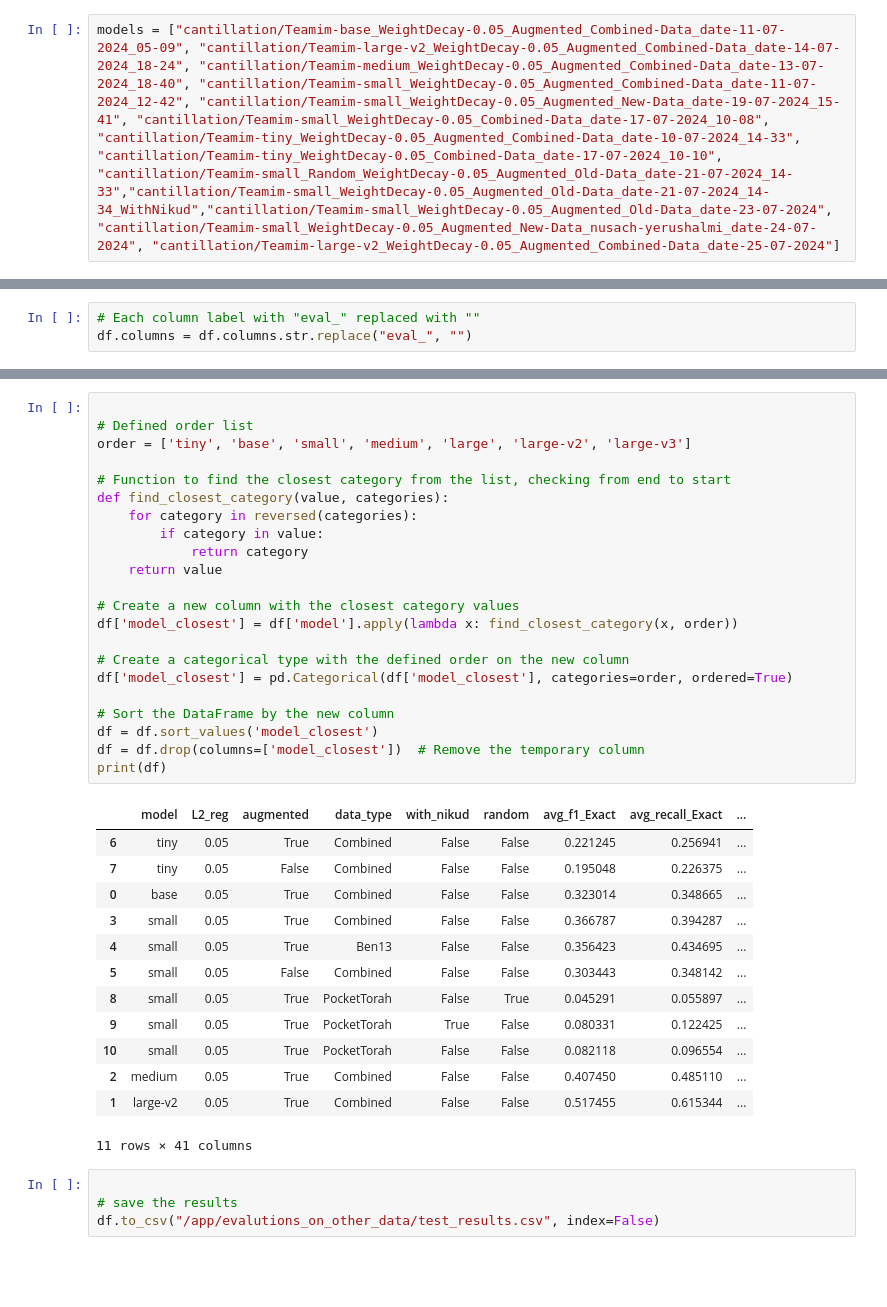
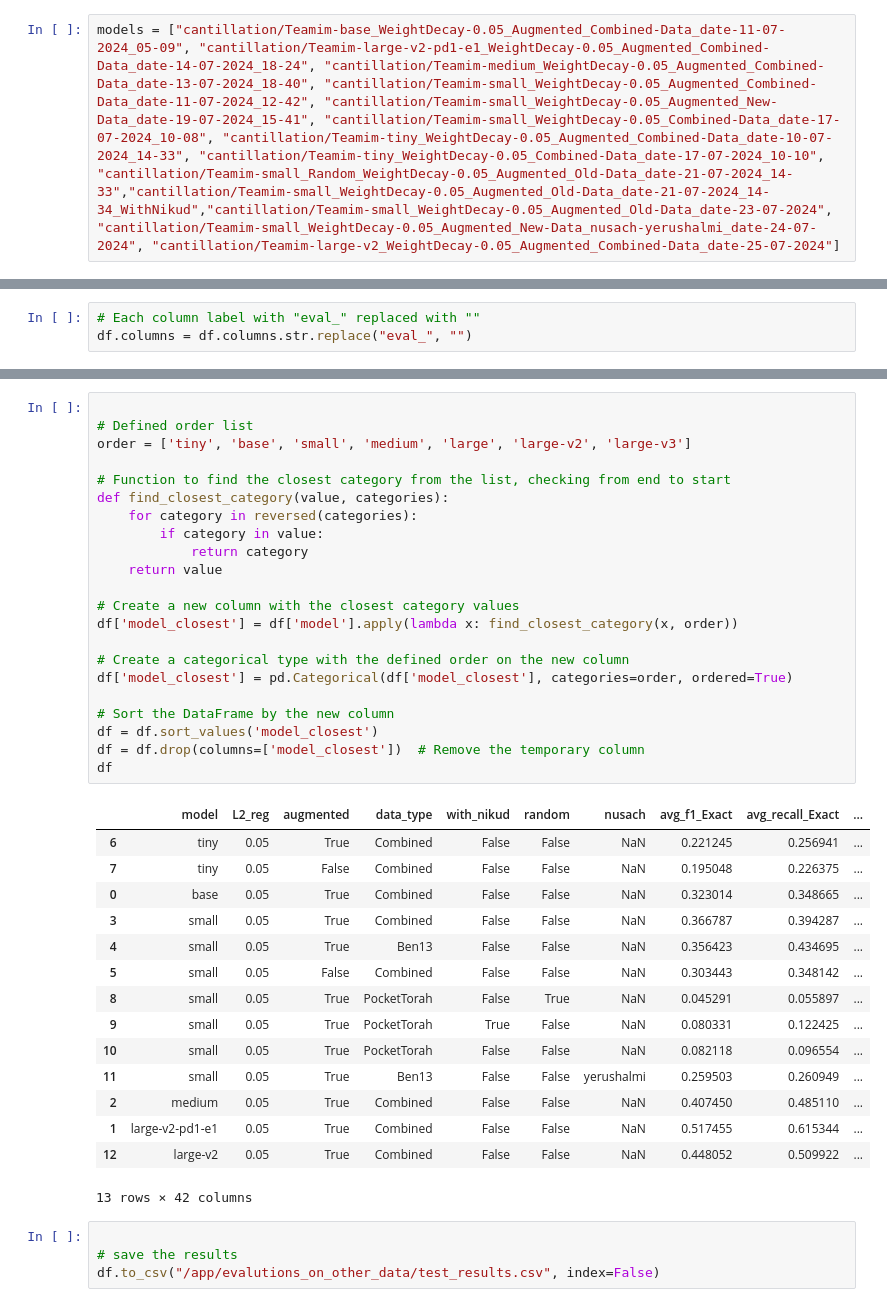
Before and after one commit to staviv/cantillation, a Jupyter notebook: test.ipynb, the cells around one changed output, grey strips where cells are left out. Cells and saved outputs as stored; diff of their text form; blank space fills up the shorter version.

```diff
--- a/test.ipynb
+++ b/test.ipynb
@@ -199,7 +199,7 @@ def compute_metrics(pred):
 # %% [markdown]
 # Test the model
 # %%
-models = ["cantillation/Teamim-base_WeightDecay-0.05_Augmented_Combined-Data_date-11-07-2024_05-09", "cantillation/Teamim-large-v2_WeightDecay-0.05_Augmented_Combined-Data_date-14-07-2024_18-24", "cantillation/Teamim-medium_WeightDecay-0.05_Augmented_Combined-Data_date-13-07-2024_18-40", "cantillation/Teamim-small_WeightDecay-0.05_Augmented_Combined-Data_date-11-07-2024_12-42", "cantillation/Teamim-small_WeightDecay-0.05_Augmented_New-Data_date-19-07-2024_15-41", "cantillation/Teamim-small_WeightDecay-0.05_Combined-Data_date-17-07-2024_10-08", "cantillation/Teamim-tiny_WeightDecay-0.05_Augmented_Combined-Data_date-10-07-2024_14-33", "cantillation/Teamim-tiny_WeightDecay-0.05_Combined-Data_date-17-07-2024_10-10", "cantillation/Teamim-small_Random_WeightDecay-0.05_Augmented_Old-Data_date-21-07-2024_14-33","cantillation/Teamim-small_WeightDecay-0.05_Augmented_Old-Data_date-21-07-2024_14-34_WithNikud","cantillation/Teamim-small_WeightDecay-0.05_Augmented_Old-Data_date-23-07-2024", "cantillation/Teamim-small_WeightDecay-0.05_Augmented_New-Data_nusach-yerushalmi_date-24-07-2024", "cantillation/Teamim-large-v2_WeightDecay-0.05_Augmented_Combined-Data_date-25-07-2024"]
+models = ["cantillation/Teamim-base_WeightDecay-0.05_Augmented_Combined-Data_date-11-07-2024_05-09", "cantillation/Teamim-large-v2-pd1-e1_WeightDecay-0.05_Augmented_Combined-Data_date-14-07-2024_18-24", "cantillation/Teamim-medium_WeightDecay-0.05_Augmented_Combined-Data_date-13-07-2024_18-40", "cantillation/Teamim-small_WeightDecay-0.05_Augmented_Combined-Data_date-11-07-2024_12-42", "cantillation/Teamim-small_WeightDecay-0.05_Augmented_New-Data_date-19-07-2024_15-41", "cantillation/Teamim-small_WeightDecay-0.05_Combined-Data_date-17-07-2024_10-08", "cantillation/Teamim-tiny_WeightDecay-0.05_Augmented_Combined-Data_date-10-07-2024_14-33", "cantillation/Teamim-tiny_WeightDecay-0.05_Combined-Data_date-17-07-2024_10-10", "cantillation/Teamim-small_Random_WeightDecay-0.05_Augmented_Old-Data_date-21-07-2024_14-33","cantillation/Teamim-small_WeightDecay-0.05_Augmented_Old-Data_date-21-07-2024_14-34_WithNikud","cantillation/Teamim-small_WeightDecay-0.05_Augmented_Old-Data_date-23-07-2024", "cantillation/Teamim-small_WeightDecay-0.05_Augmented_New-Data_nusach-yerushalmi_date-24-07-2024", "cantillation/Teamim-large-v2_WeightDecay-0.05_Augmented_Combined-Data_date-25-07-2024"]
 # %%
 # Our dataset class needs the processor to check if the length of the audio or the text is too long
 # We use the processor that we updated with teamim
@@ -374,39 +394,41 @@ df = pd.concat([model_info, df], axis=1)
 # %%
 
 # Defined order list
 order = ['tiny', 'base', 'small', 'medium', 'large', 'large-v2', 'large-v3']
 
 # Function to find the closest category from the list, checking from end to start
 def find_closest_category(value, categories):
     for category in reversed(categories):
         if category in value:
             return category
     return value
 
 # Create a new column with the closest category values
 df['model_closest'] = df['model'].apply(lambda x: find_closest_category(x, order))
 
 # Create a categorical type with the defined order on the new column
 df['model_closest'] = pd.Categorical(df['model_closest'], categories=order, ordered=True)
 
 # Sort the DataFrame by the new column
 df = df.sort_values('model_closest')
 df = df.drop(columns=['model_closest'])  # Remove the temporary column
-print(df)
+df
 # %% [output]
-|  | model | L2_reg | augmented | data_type | with_nikud | random | avg_f1_Exact | avg_recall_Exact | ... |
-| 6 | tiny | 0.05 | True | Combined | False | False | 0.221245 | 0.256941 | ... |
-| 7 | tiny | 0.05 | False | Combined | False | False | 0.195048 | 0.226375 | ... |
-| 0 | base | 0.05 | True | Combined | False | False | 0.323014 | 0.348665 | ... |
-| 3 | small | 0.05 | True | Combined | False | False | 0.366787 | 0.394287 | ... |
-| 4 | small | 0.05 | True | Ben13 | False | False | 0.356423 | 0.434695 | ... |
-| 5 | small | 0.05 | False | Combined | False | False | 0.303443 | 0.348142 | ... |
-| 8 | small | 0.05 | True | PocketTorah | False | True | 0.045291 | 0.055897 | ... |
-| 9 | small | 0.05 | True | PocketTorah | True | False | 0.080331 | 0.122425 | ... |
-| 10 | small | 0.05 | True | PocketTorah | False | False | 0.082118 | 0.096554 | ... |
-| 2 | medium | 0.05 | True | Combined | False | False | 0.407450 | 0.485110 | ... |
-| 1 | large-v2 | 0.05 | True | Combined | False | False | 0.517455 | 0.615344 | ... |
+|  | model | L2_reg | augmented | data_type | with_nikud | random | nusach | avg_f1_Exact | avg_recall_Exact | ... |
+| 6 | tiny | 0.05 | True | Combined | False | False | NaN | 0.221245 | 0.256941 | ... |
+| 7 | tiny | 0.05 | False | Combined | False | False | NaN | 0.195048 | 0.226375 | ... |
+| 0 | base | 0.05 | True | Combined | False | False | NaN | 0.323014 | 0.348665 | ... |
+| 3 | small | 0.05 | True | Combined | False | False | NaN | 0.366787 | 0.394287 | ... |
+| 4 | small | 0.05 | True | Ben13 | False | False | NaN | 0.356423 | 0.434695 | ... |
+| 5 | small | 0.05 | False | Combined | False | False | NaN | 0.303443 | 0.348142 | ... |
+| 8 | small | 0.05 | True | PocketTorah | False | True | NaN | 0.045291 | 0.055897 | ... |
+| 9 | small | 0.05 | True | PocketTorah | True | False | NaN | 0.080331 | 0.122425 | ... |
+| 10 | small | 0.05 | True | PocketTorah | False | False | NaN | 0.082118 | 0.096554 | ... |
+| 11 | small | 0.05 | True | Ben13 | False | False | yerushalmi | 0.259503 | 0.260949 | ... |
+| 2 | medium | 0.05 | True | Combined | False | False | NaN | 0.407450 | 0.485110 | ... |
+| 1 | large-v2-pd1-e1 | 0.05 | True | Combined | False | False | NaN | 0.517455 | 0.615344 | ... |
+| 12 | large-v2 | 0.05 | True | Combined | False | False | NaN | 0.448052 | 0.509922 | ... |
-11 rows × 41 columns
+13 rows × 42 columns
 # %%
 
 # save the results
```
Also changed, not shown: parts of 4 cells of this notebook, 3 other files.
